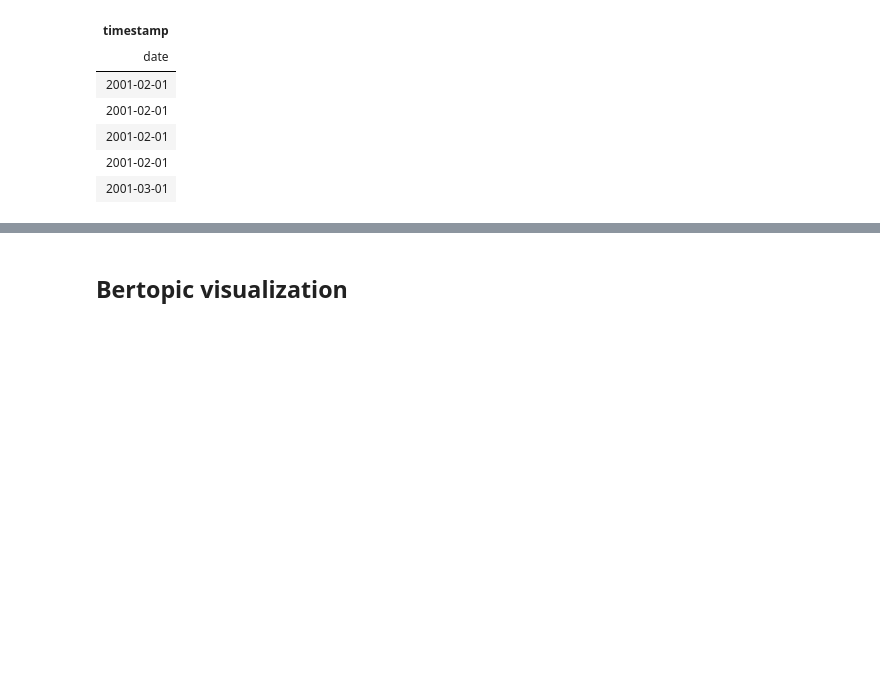
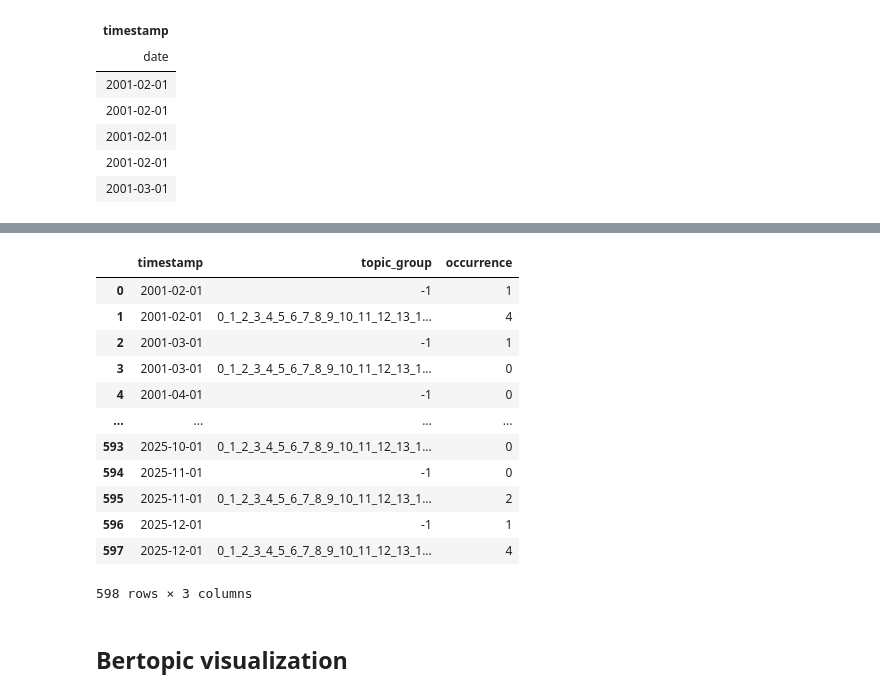
Before and after one commit to FrInve/TETYS, a Jupyter notebook: pipeline/notebooks/topics_over_time.ipynb, the cells around one changed output, grey strips where cells are left out. Drawn from its saved outputs; the diff is of its cells as text; code cells hidden in the pictures; blank space fills up the shorter version.

Commit message:
Add topic per time hierarchical aggregation

```diff
--- a/pipeline/notebooks/topics_over_time.ipynb
+++ b/pipeline/notebooks/topics_over_time.ipynb
@@ -125,0 +191,10 @@ complete_sn_timeseries_pandas_data = complete_sn_timeseries_data.to_pandas()
+# %%
+unique_topics = set(model.topics_)
+n_topics = len(unique_topics) -1 if -1 in unique_topics else len(unique_topics)
+# %%
+total_topics = set([i for i in range(n_topics)])
+# %%
+topics_to_add = total_topics - topics_set
+# %%
+for topic in topics_to_add:
+    unique_topics_group.append([topic])
@@ -125,0 +241,34 @@ complete_sn_timeseries_pandas_data = complete_sn_timeseries_data.to_pandas()
+# %%
+import pandas as pd
+
+
+group_map = {}
+for g in unique_topics_group:
+    label = "_".join(map(str, g))
+    for t in g:
+        group_map[t] = label
+
+# 2) crea la colonna "topic_group" (se topic non mappato -> resta se stesso)
+df = complete_sn_timeseries_pandas_data.copy()
+df["topic_group"] = df["topic"].map(group_map).fillna(df["topic"].astype(str))
+
+# 3) raggruppa per data e topic_group e somma le occorrenze
+out = (df.groupby(["timestamp", "topic_group"], as_index=False)["occurrence"]
+         .sum()
+         .sort_values(["timestamp", "topic_group"]))
+
+out
+# %% [output]
+|  | timestamp | topic_group | occurrence |
+| 0 | 2001-02-01 | -1 | 1 |
+| 1 | 2001-02-01 | 0_1_2_3_4_5_6_7_8_9_10_11_12_13_1... | 4 |
+| 2 | 2001-03-01 | -1 | 1 |
+| 3 | 2001-03-01 | 0_1_2_3_4_5_6_7_8_9_10_11_12_13_1... | 0 |
+| 4 | 2001-04-01 | -1 | 0 |
+| ... | ... | ... | ... |
+| 593 | 2025-10-01 | 0_1_2_3_4_5_6_7_8_9_10_11_12_13_1... | 0 |
+| 594 | 2025-11-01 | -1 | 0 |
+| 595 | 2025-11-01 | 0_1_2_3_4_5_6_7_8_9_10_11_12_13_1... | 2 |
+| 596 | 2025-12-01 | -1 | 1 |
+| 597 | 2025-12-01 | 0_1_2_3_4_5_6_7_8_9_10_11_12_13_1... | 4 |
+598 rows × 3 columns
```
Also changed, not shown: parts of 13 cells of this notebook.
